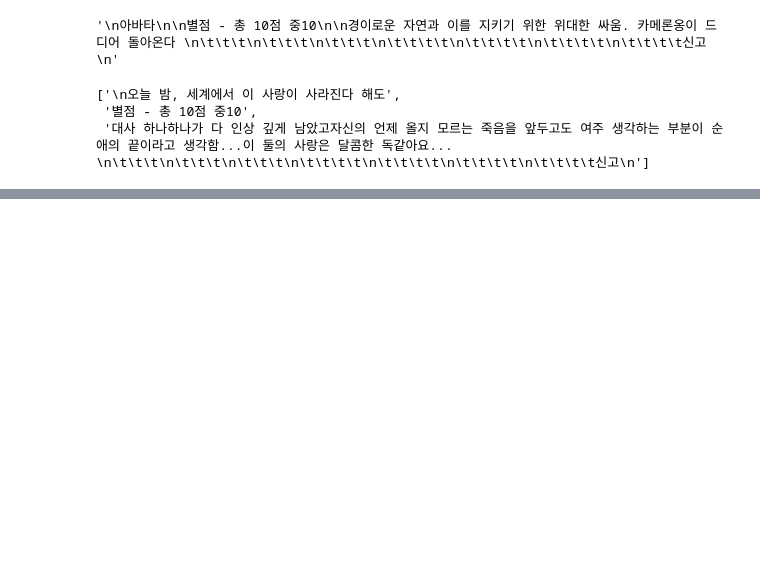
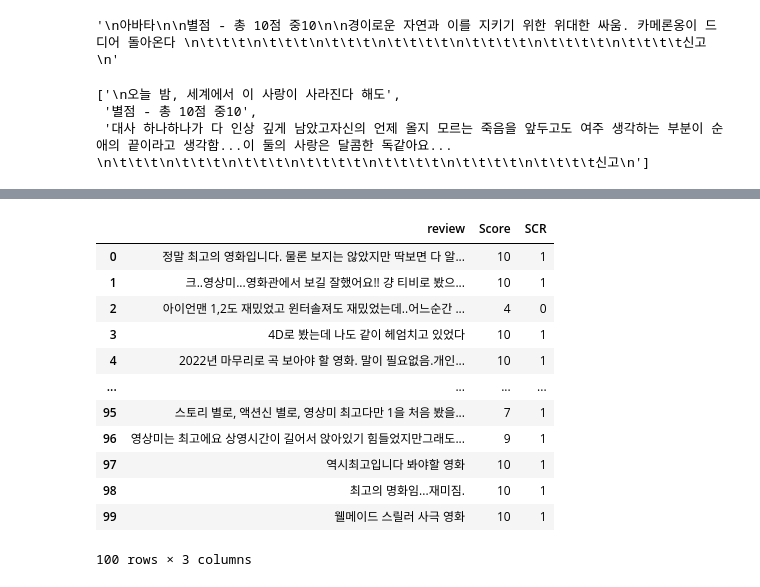
Before and after one commit to KO-JUNSUNG/TIL, a Jupyter notebook: crawling/2_4_student_homework.ipynb, the cells around one changed output, grey strips where cells are left out. Cells and saved outputs as stored; diff of their text form; code cells hidden in the pictures; blank space fills up the shorter version.

```diff
--- a/crawling/2_4_student_homework.ipynb
+++ b/crawling/2_4_student_homework.ipynb
@@ -64,0 +126,16 @@ for i in tqdm(range(1,11)):
+# %%
+df
+# %% [output]
+|  | review | Score | SCR |
+| 0 | 정말 최고의 영화입니다. 물론 보지는 않았지만 딱보면 다 알... | 10 | 1 |
+| 1 | 크..영상미...영화관에서 보길 잘했어요!! 걍 티비로 봤으... | 10 | 1 |
+| 2 | 아이언맨 1,2도 재밌었고 윈터솔져도 재밌었는데..어느순간 ... | 4 | 0 |
+| 3 | 4D로 봤는데 나도 같이 헤엄치고 있었다 | 10 | 1 |
+| 4 | 2022년 마무리로 곡 보아야 할 영화. 말이 필요없음.개인... | 10 | 1 |
+| ... | ... | ... | ... |
+| 95 | 스토리 별로, 액션신 별로, 영상미 최고다만 1을 처음 봤을... | 7 | 1 |
+| 96 | 영상미는 최고에요 상영시간이 길어서 앉아있기 힘들었지만그래도... | 9 | 1 |
+| 97 | 역시최고입니다 봐야할 영화 | 10 | 1 |
+| 98 | 최고의 명화임...재미짐. | 10 | 1 |
+| 99 | 웰메이드 스릴러 사극 영화 | 10 | 1 |
+100 rows × 3 columns
```
Also changed, not shown: parts of 12 cells of this notebook, 2 other files.
